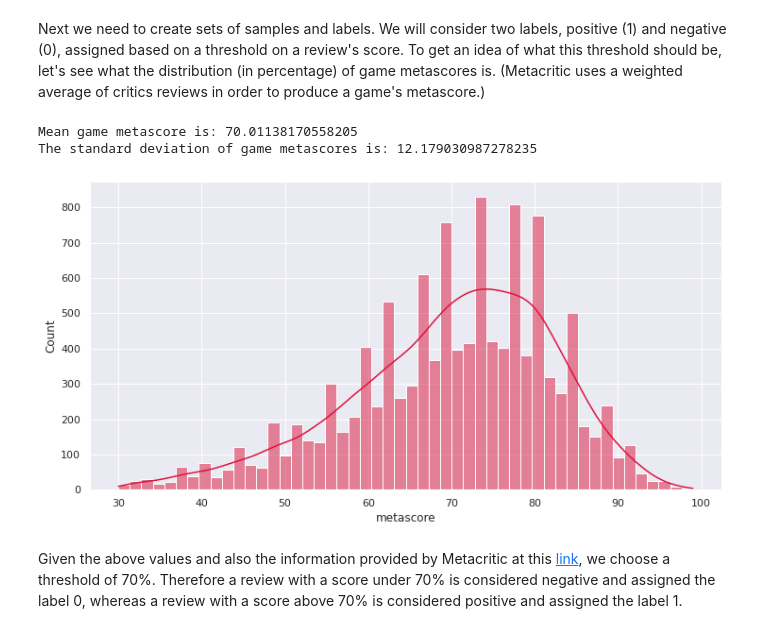
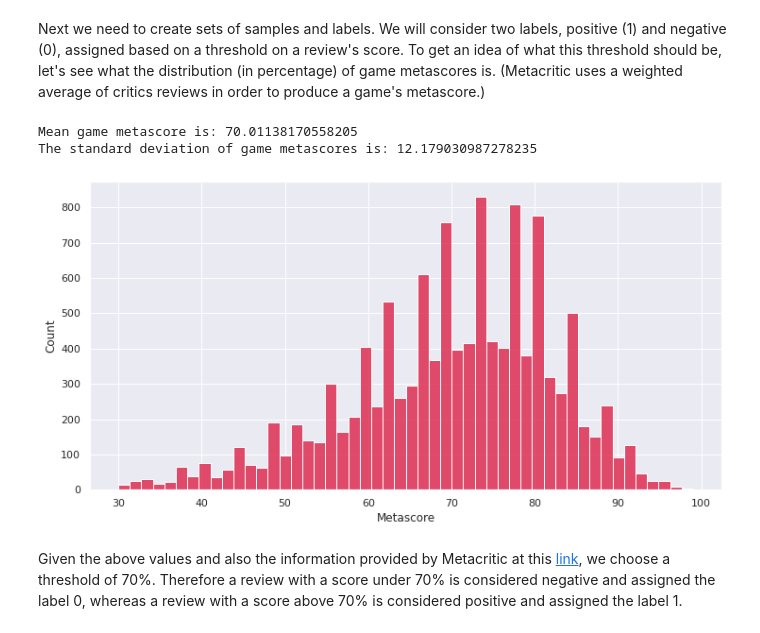
Before and after one commit to EliasTa2610/Metacritic-Review-Summary-Sentiment-Analysis, a Jupyter notebook: metacritic_sent_analy.ipynb, the cells around one changed output. Cells and saved outputs as stored; diff of their text form; code cells hidden in the pictures.

```diff
--- a/metacritic_sent_analy.ipynb
+++ b/metacritic_sent_analy.ipynb
@@ -173,13 +174,14 @@ val_games, test_games = train_test_split(games, test_size=0.5,
 Next we need to create sets of samples and labels. We will consider two labels, positive (1) and negative (0), assigned based on a threshold on a review's score. To get an idea of what this threshold should be, let's see what the distribution (in percentage) of game metascores is. (Metacritic uses a weighted average of critics reviews in order to produce a game's metascore.)
 # %%
 fig, ax = plt.subplots(figsize=(12, 6))
-sns.histplot(games['metascore'], color='crimson', kde=True)
+ax.set(xlabel='Metascore')
+sns.histplot(games['metascore'], color='crimson')
 print('Mean game metascore is:', games['metascore'].mean())
 print('The standard deviation of game metascores is:', games['metascore'].std())
 # %% [output]
 Mean game metascore is: 70.01138170558205
 The standard deviation of game metascores is: 12.179030987278235
-[figure, old version]
+[figure, new version]
 # %% [markdown]
 Given the above values and also the information provided by Metacritic at this [link](https://www.metacritic.com/about-metascores#:~:text=Creating%20our%20proprietary%20Metascores%20is,the%20range%20of%20their%20opinions.), we choose a threshold of 70%. Therefore a review with a score under 70% is considered negative and assigned the label 0, whereas a review with a score above 70% is considered positive and assigned the label 1.
 # %%
```
Also changed, not shown: parts of 13 cells of this notebook.
